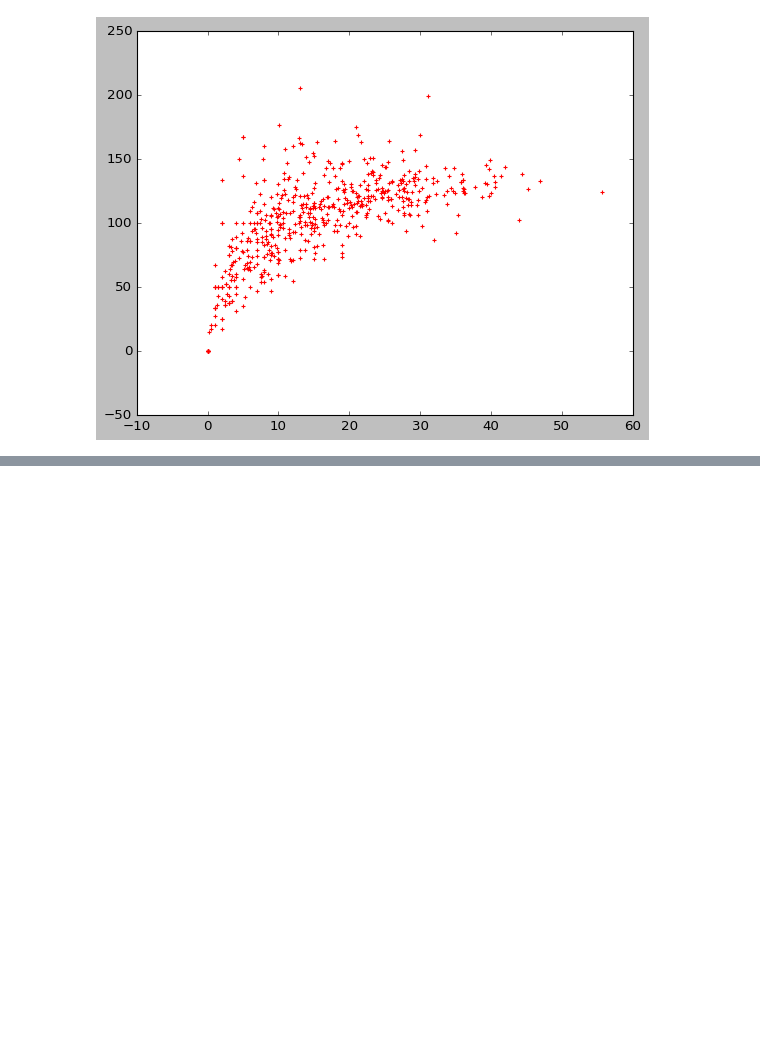
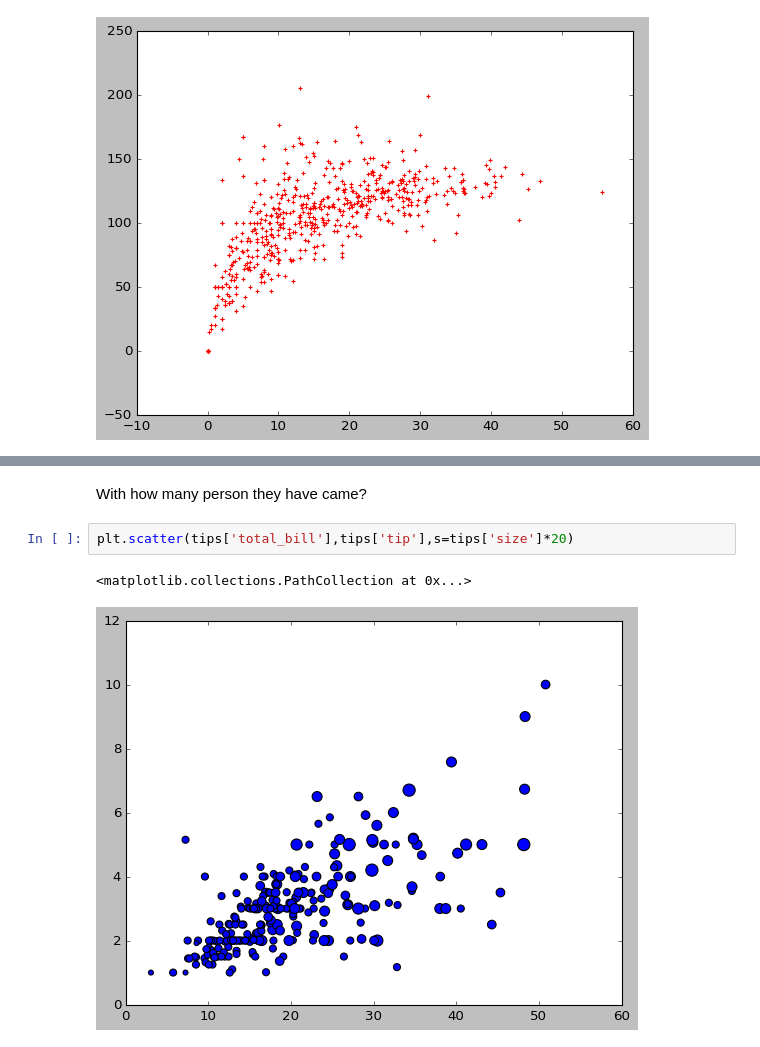
Before and after one commit to sseal2004/Machine-Learning-Full-Course, a Jupyter notebook: Python Library/MatplotLib/ScatterPlot.ipynb, the cells around one changed output, grey strips where cells are left out. Saved outputs shown, nothing was run; the diff lists cells and outputs as text; blank space fills up the shorter version.

```diff
--- a/Python Library/MatplotLib/ScatterPlot.ipynb
+++ b/Python Library/MatplotLib/ScatterPlot.ipynb
@@ -83,0 +113,7 @@ plt.scatter(df['avg'],df['strike_rate'],color ='red',marker='+')
+# %% [markdown]
+With how many person they have came?
+# %%
+plt.scatter(tips['total_bill'],tips['tip'],s=tips['size']*20)
+# %% [output]
+<matplotlib.collections.PathCollection at 0x...>
+[figure, added]
```
Also changed, not shown: parts of 10 cells of this notebook.
